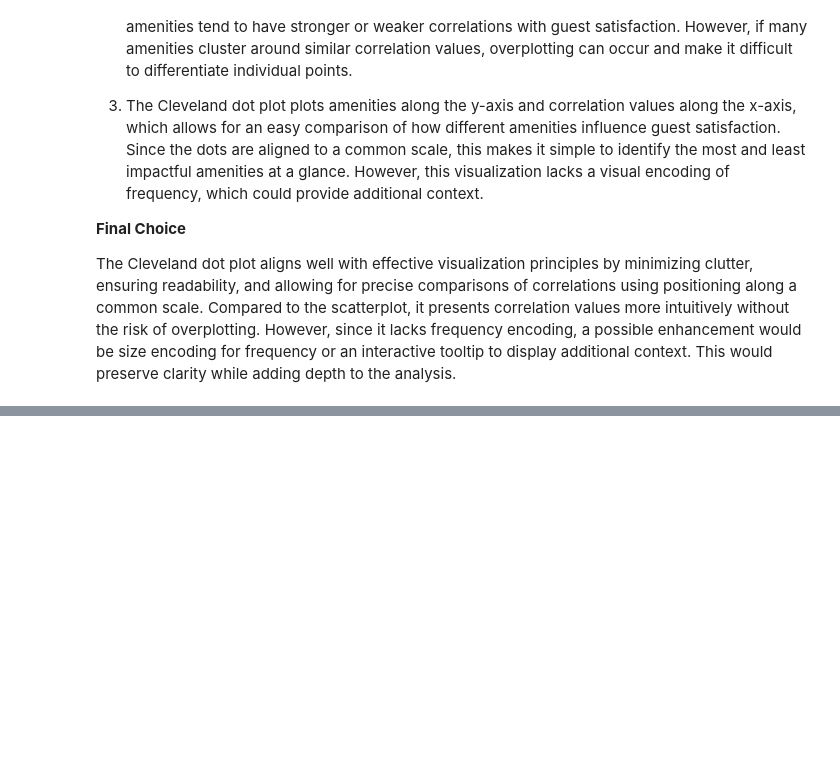
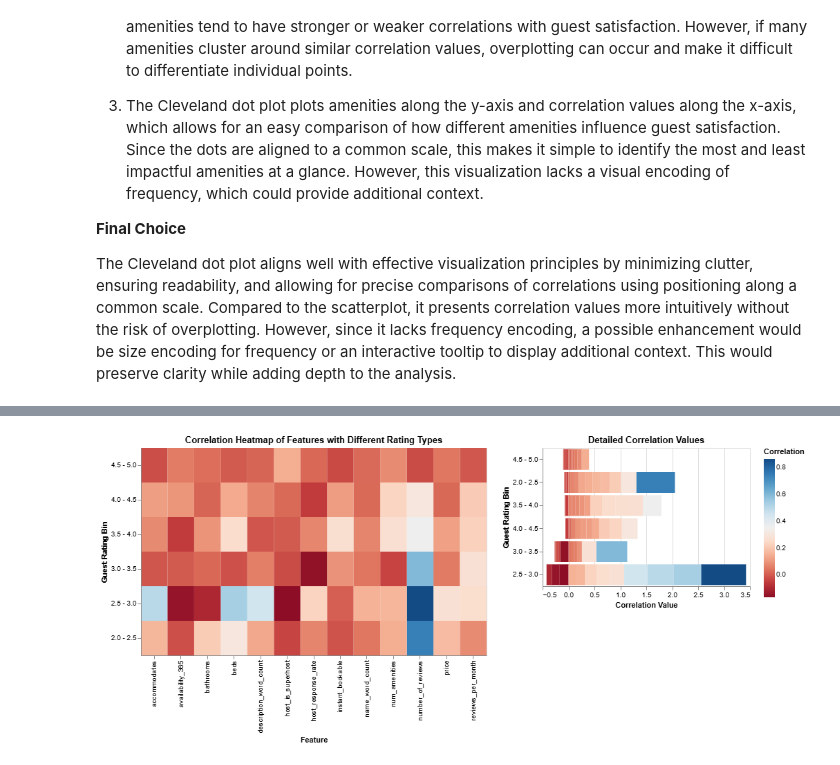
Before and after one commit to erhanjaved/airbnb, a Jupyter notebook: analysis/Carol/analysis2.ipynb, the cells around one changed output, grey strips where cells are left out. Cells and saved outputs as stored; diff of their text form; code cells hidden in the pictures; blank space fills up the shorter version.

```diff
--- a/analysis/Carol/analysis2.ipynb
+++ b/analysis/Carol/analysis2.ipynb
@@ -379,0 +400,100 @@ The Cleveland dot plot aligns well with effective visualization principles by mi
+# %%
+import warnings
+warnings.filterwarnings("ignore", category=RuntimeWarning, module="numpy")
+
+# Function to bin ratings
+def bin_ratings(rating):
+    if rating == 5.0:
+        return "5.0"
+    elif rating >= 4.5:
+        return "4.5 - 5.0"
+    elif rating >= 4.0:
+        return "4.0 - 4.5"
+    elif rating >= 3.5:
+        return "3.5 - 4.0"
+    elif rating >= 3.0:
+        return "3.0 - 3.5"
+    elif rating >= 2.5:
+        return "2.5 - 3.0"
+    elif rating >= 2.0:
+        return "2.0 - 2.5"
+    elif rating >= 1.5:
+        return "1.5 - 2.0"
+    elif rating >= 1.0:
+        return "1.0 - 1.5"
+    elif rating >= 0.5:
+        return "0.5 - 1.0"
+    else:
+        return "0.0 - 0.5"
+
+# Features to analyze
+features = ["price", "accommodates", "beds", "bathrooms", "instant_bookable", "host_is_superhost",
+            "host_response_rate", "number_of_reviews", "reviews_per_month",
+            "availability_365", "num_amenities", "name_word_count", "description_word_count"]
+
+# Ratings columns for dropdown
+rating_columns = [
+    "review_scores_rating",
+    "review_scores_accuracy",
+    "review_scores_cleanliness",
+    "review_scores_checkin",
+    "review_scores_communication",
+    "review_scores_location",
+    "review_scores_value"]
+
+# Find correlations for each bin and rating type
+correlation_data = []
+for rating_col in rating_columns:
+    df_cleaned[f"{rating_col}_bin"] = df_cleaned[rating_col].apply(bin_ratings)
+
+    for rating_bin, group in df_cleaned.groupby(f"{rating_col}_bin"):
+        group = group.dropna(subset=[rating_col] + features)
+
+        for feature in features:
+            if group[feature].nunique() > 1:
+                    corr = group[feature].corr(group[rating_col])
+                    if pd.notna(corr):
+                        correlation_data.append({
+                            "rating_bin": rating_bin,
+                            "feature": feature,
+                            "correlation": corr,
+                            "rating_type": rating_col
+                        })
+
+correlation_df = pd.DataFrame(correlation_data)
+
+# Dropdown for rating selection
+dropdown = alt.binding_select(options=rating_columns, name="Rating Type: ")
+selection = alt.selection_point(fields=["rating_type"], bind=dropdown, value="review_scores_rating")
+
+# Click selection for feature details
+feature_selection = alt.selection_point(fields=["feature"])
+
+# Heatmap
+heatmap = alt.Chart(correlation_df).mark_rect().encode(
+    alt.Y("rating_bin:N", title="Guest Rating Bin",
+            sort=["5.0", "4.5 - 5.0", "4.0 - 4.5", "3.5 - 4.0", "3.0 - 3.5",
+                  "2.5 - 3.0", "2.0 - 2.5", "1.5 - 2.0", "1.0 - 1.5", "0.5 - 1.0", "0.0 - 0.5"]),
+    alt.X("feature:N", title="Feature"),
+    color=alt.Color("correlation:Q", scale=alt.Scale(scheme="redblue"), title="Correlation"),
+    tooltip=["feature", "rating_bin", "correlation"]
+).add_params(feature_selection).add_params(selection).transform_filter(selection).properties(
+    width=500,
+    height=300,
+    title="Correlation Heatmap of Features with Different Rating Types")
+
+# Linked Bar Chart
+detail_chart = alt.Chart(correlation_df).mark_bar().encode(
+    y=alt.Y("rating_bin:N", title="Guest Rating Bin", sort="-x"),
+    x=alt.X("correlation:Q", title="Correlation Value"),
+    color=alt.Color("correlation:Q", scale=alt.Scale(scheme="redblue")),
+    tooltip=["feature", "rating_bin", "correlation"]
+).transform_filter(feature_selection).transform_filter(selection).properties(
+    width=300,
+    height=200,
+    title="Detailed Correlation Values")
+
+final_chart1 = alt.hconcat(heatmap, detail_chart)
+final_chart1
+# %% [output]
+[figure, added]
```
Also changed, not shown: parts of 10 cells of this notebook.
